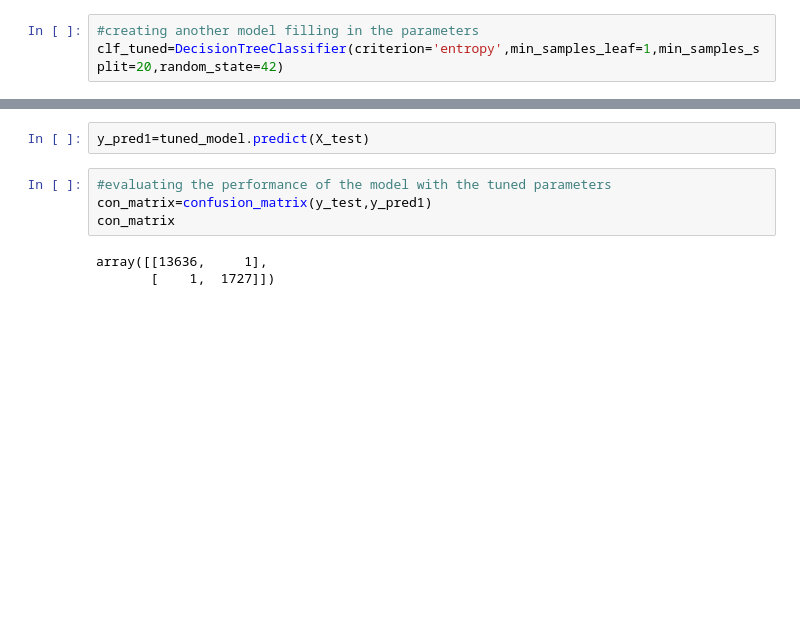
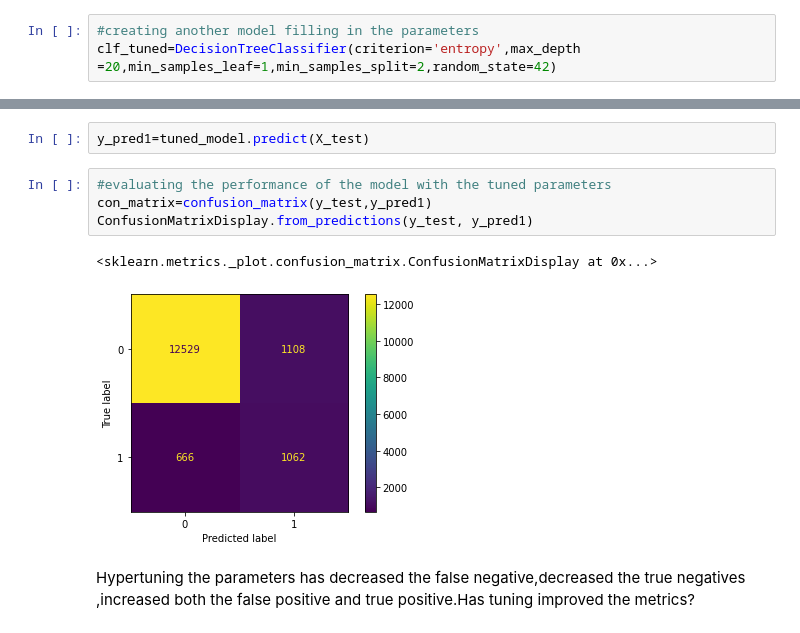
Before and after one commit to bEEkEEper254/terry_stop_project, a Jupyter notebook: Exploratory Data Analysis.ipynb, the cells around one changed output, grey strips where cells are left out. Cells and saved outputs as stored; diff of their text form; blank space fills up the shorter version.

```diff
--- a/Exploratory Data Analysis.ipynb
+++ b/Exploratory Data Analysis.ipynb
@@ -731,6 +800,6 @@ Best parameters: {'criterion': 'entropy', 'max_depth': None, 'min_samples_leaf':
 # %%
 #creating another model filling in the parameters
-clf_tuned=DecisionTreeClassifier(criterion='entropy',min_samples_leaf=1,min_samples_split=20,random_state=42)
+clf_tuned=DecisionTreeClassifier(criterion='entropy',max_depth =20,min_samples_leaf=1,min_samples_split=2,random_state=42)
 # %%
 tuned_model=clf_tuned.fit(X_resampled,y_resampled)
 # %%
@@ -738,7 +807,9 @@ y_pred1=tuned_model.predict(X_test)
 # %%
 #evaluating the performance of the model with the tuned parameters
 con_matrix=confusion_matrix(y_test,y_pred1)
-con_matrix
+ConfusionMatrixDisplay.from_predictions(y_test, y_pred1)
 # %% [output]
-array([[13636,     1],
-       [    1,  1727]])
+<sklearn.metrics._plot.confusion_matrix.ConfusionMatrixDisplay at 0x...>
+[figure, added]
+# %% [markdown]
+Hypertuning the parameters has decreased the false negative,decreased the true negatives ,increased both the false positive and true positive.Has tuning improved the metrics?
```
Also changed, not shown: parts of 81 cells of this notebook.
